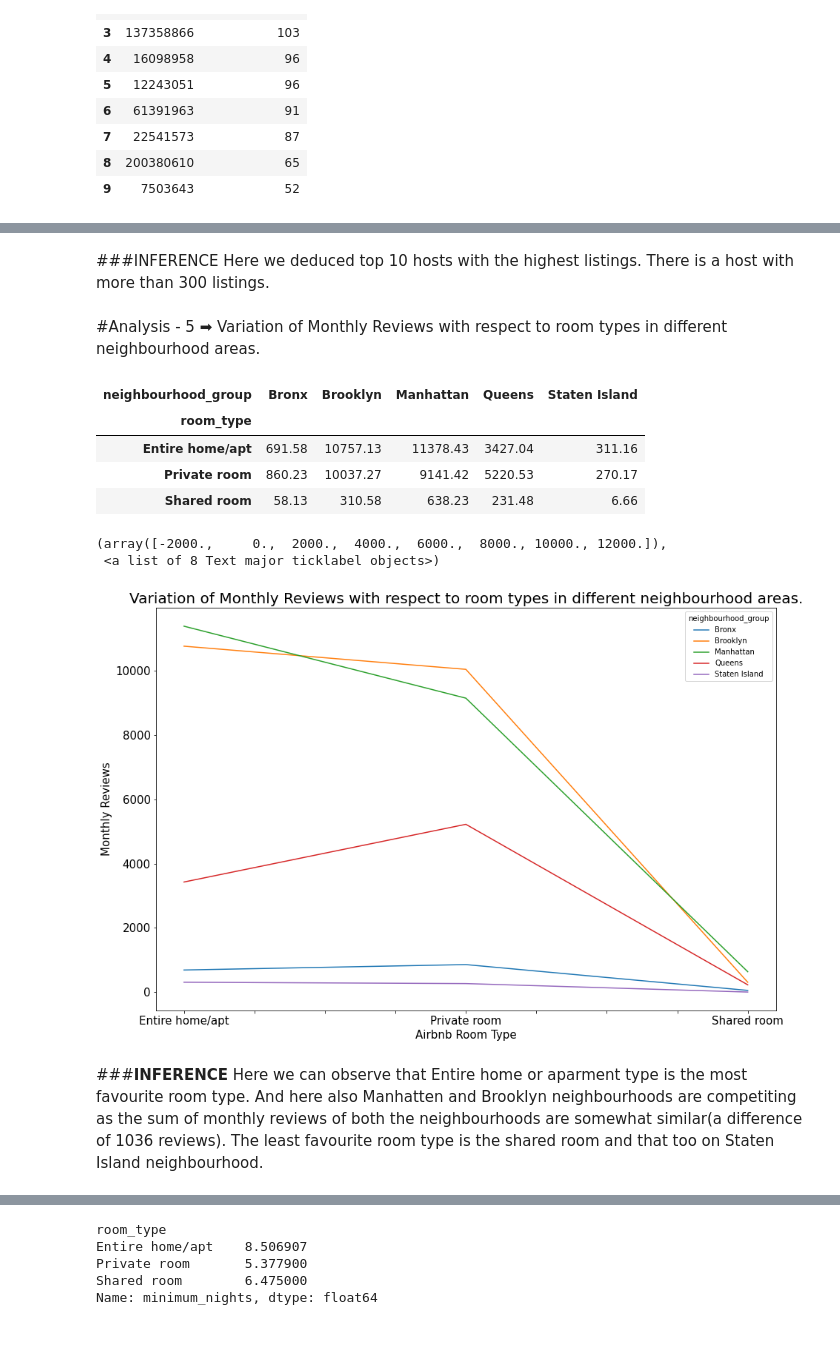
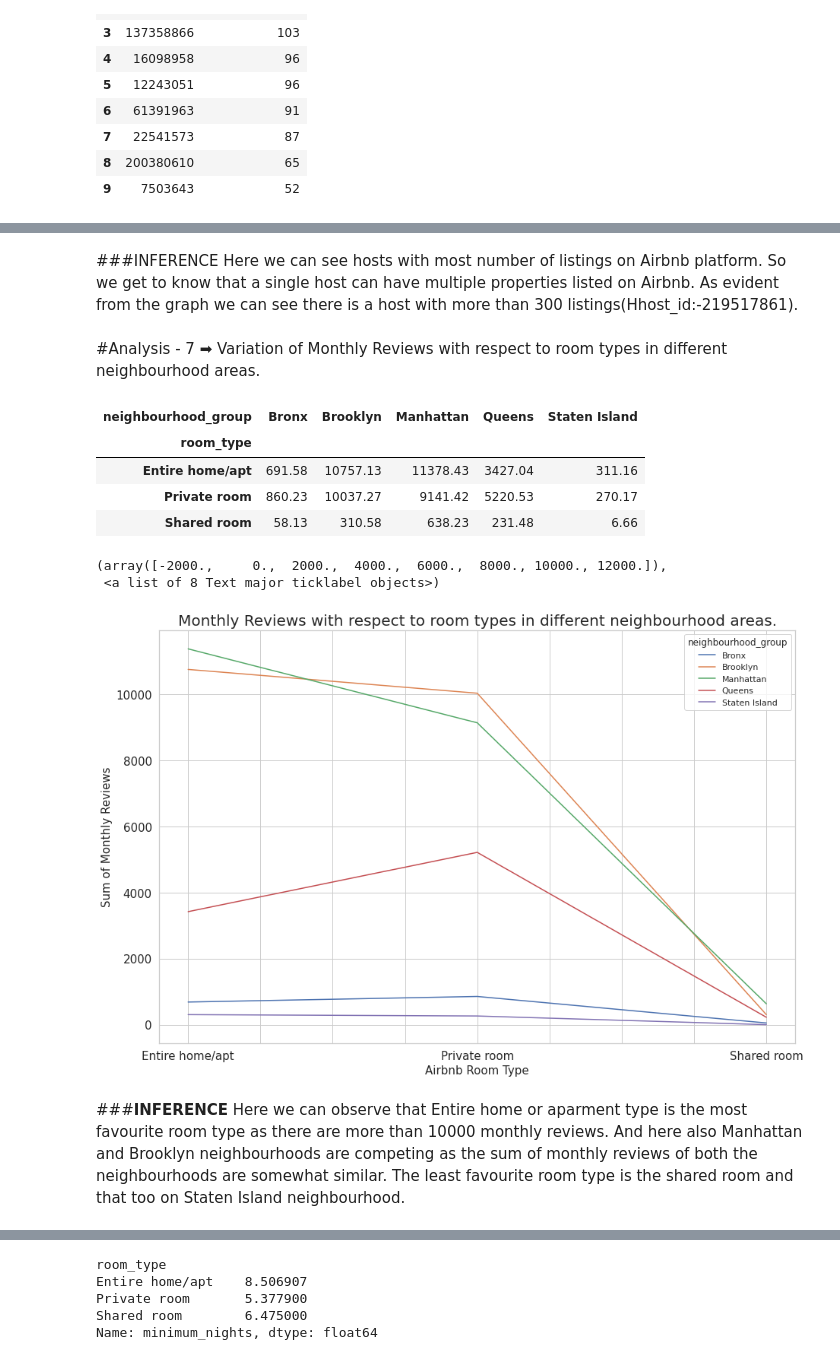
Before and after one commit to shubhamjangid510/EDA-Capstone-Airbnb-Analysis, a Jupyter notebook: Airbnb_Bookings_Analysis_Capstone_Project.ipynb, the cells around one changed output, grey strips where cells are left out. Drawn from its saved outputs; the diff is of its cells as text; code cells hidden in the pictures.

```diff
--- a/Airbnb_Bookings_Analysis_Capstone_Project.ipynb
+++ b/Airbnb_Bookings_Analysis_Capstone_Project.ipynb
@@ -177,0 +233,9 @@ After Manhatten, Brooklyn has the most listings and Staten Island has the least
+# %%
+#plotting the graph
+plt.rcParams['figure.figsize']=(15,10)
+room_neighbourhood.plot(kind='bar')
+plt.title("Room types in different neighbourhoods",fontsize=20)
+plt.xlabel("Room Type",fontsize=15)
+plt.xticks(fontsize = 15,rotation=0)
+plt.ylabel("Count of room type ",fontsize=15)
+plt.yticks(fontsize = 15,rotation=0)
@@ -254,5 +328,5 @@ Name: host_id, dtype: int64
 # %%
 #setting figure size for seaborn visualization.
 sns.set(rc={'figure.figsize':(10,8)})
-sns.set_style('white')
+sns.set_style('darkgrid')
 # %%
@@ -294,8 +372,10 @@ s1.set_xticklabels(s1.get_xticklabels(), rotation=45)
-# %% [markdown]
-###INFERENCE
-Here we deduced top 10 hosts with the highest listings. There is a host with more than 300 listings.
+# %% [markdown]
+###INFERENCE
+Here we can see hosts with most number of listings on Airbnb platform.
+So we get to know that a single host can have multiple properties listed on Airbnb.
+As evident from the graph we can see there is a host with more than 300 listings(Hhost_id:-219517861).
 # %% [markdown]
-#Analysis - 5 ➡ Variation of Monthly Reviews with respect to room types in different neighbourhood areas.
+#Analysis - 7 ➡ Variation of Monthly Reviews with respect to room types in different neighbourhood areas.
 # %%
 review_room_neighbourhood=df.groupby(['room_type','neighbourhood_group'])['reviews_per_month'].sum().unstack()
 # %%
@@ -307,18 +387,20 @@ review_room_neighbourhood
 | Private room | 860.23 | 10037.27 | 9141.42 | 5220.53 | 270.17 |
 | Shared room | 58.13 | 310.58 | 638.23 | 231.48 | 6.66 |
 # %%
+#plotting the graph
 plt.rcParams['figure.figsize']=(15,10)
+sns.set_style('whitegrid')
 review_room_neighbourhood.plot()
-plt.title("Variation of Monthly Reviews with respect to room types in different neighbourhood areas.",fontsize=20)
+plt.title("Monthly Reviews with respect to room types in different neighbourhood areas.",fontsize=20)
 plt.xlabel("Airbnb Room Type",fontsize=15)
 plt.xticks(fontsize = 15)
-plt.ylabel("Monthly Reviews",fontsize=15)
+plt.ylabel("Sum of Monthly Reviews",fontsize=15)
 plt.yticks(fontsize = 15)
 # %% [output]
 (array([-2000.,     0.,  2000.,  4000.,  6000.,  8000., 10000., 12000.]),
  <a list of 8 Text major ticklabel objects>)
-[figure, old version]
+[figure, new version]
 # %% [markdown]
 ###**INFERENCE**
-Here we can observe that Entire home or aparment type is the most favourite room type. And here also Manhatten and Brooklyn neighbourhoods are competiting as the sum of monthly reviews of both the neighbourhoods are somewhat similar(a difference of 1036 reviews). The least favourite room type is the shared room and that too on Staten Island neighbourhood.
+Here we can observe that Entire home or aparment type is the most favourite room type as there are more than 10000 monthly reviews. And here also Manhattan and Brooklyn neighbourhoods are competing as the sum of monthly reviews of both the neighbourhoods are somewhat similar. The least favourite room type is the shared room and that too on Staten Island neighbourhood.
 # %% [markdown]
```
Also changed, not shown: parts of 55 cells of this notebook.
